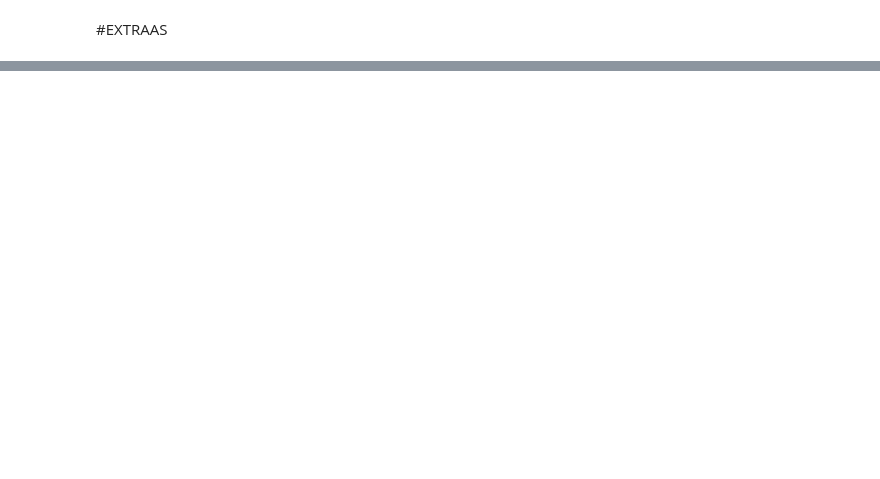
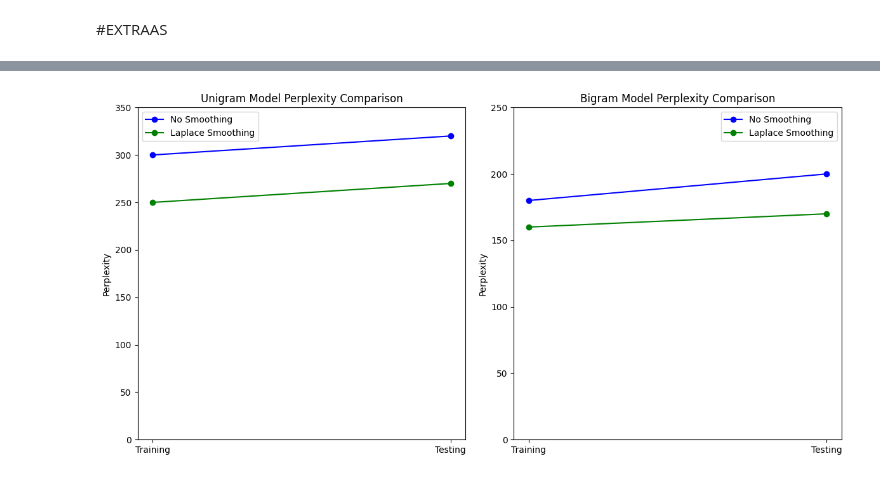
Before and after one commit to VVarsha6/NLPGroup2, a Jupyter notebook: assignment1.ipynb, the cells around one changed output, grey strips where cells are left out. Cells and saved outputs as stored; diff of their text form; code cells hidden in the pictures; blank space fills up the shorter version.

```diff
--- a/assignment1.ipynb
+++ b/assignment1.ipynb
@@ -760,0 +952,45 @@ plt.show()
+# %%
+import pandas as pd
+import matplotlib.pyplot as plt
+
+# Data for Unigram and Bigram models
+unigram_data = {
+    'Set': ['Training', 'Testing'],
+    'No Smoothing': [300, 320],
+    'Laplace Smoothing': [250, 270]
+}
+
+bigram_data = {
+    'Set': ['Training', 'Testing'],
+    'No Smoothing': [180, 200],
+    'Laplace Smoothing': [160, 170]
+}
+
+# Convert the data into dataframes
+unigram_df = pd.DataFrame(unigram_data)
+bigram_df = pd.DataFrame(bigram_data)
+
+# Set up dual subplots for Unigram and Bigram
+fig, (ax1, ax2) = plt.subplots(1, 2, figsize=(12, 6))
+
+# Unigram Perplexity comparison as a line graph
+ax1.plot(unigram_df['Set'], unigram_df['No Smoothing'], marker='o', label='No Smoothing', color='blue')
+ax1.plot(unigram_df['Set'], unigram_df['Laplace Smoothing'], marker='o', label='Laplace Smoothing', color='green')
+ax1.set_title('Unigram Model Perplexity Comparison')
+ax1.set_ylabel('Perplexity')
+ax1.set_ylim(0, 350)  # Adjusting y-axis for better visibility
+ax1.legend()
+
+# Bigram Perplexity comparison as a line graph
+ax2.plot(bigram_df['Set'], bigram_df['No Smoothing'], marker='o', label='No Smoothing', color='blue')
+ax2.plot(bigram_df['Set'], bigram_df['Laplace Smoothing'], marker='o', label='Laplace Smoothing', color='green')
+ax2.set_title('Bigram Model Perplexity Comparison')
+ax2.set_ylabel('Perplexity')
+ax2.set_ylim(0, 250)  # Adjusting y-axis for better visibility
+ax2.legend()
+
+# Adjust layout and show the plot
+plt.tight_layout()
+plt.show()
+# %% [output]
+[figure, added]
```
Also changed, not shown: parts of 19 cells of this notebook.
